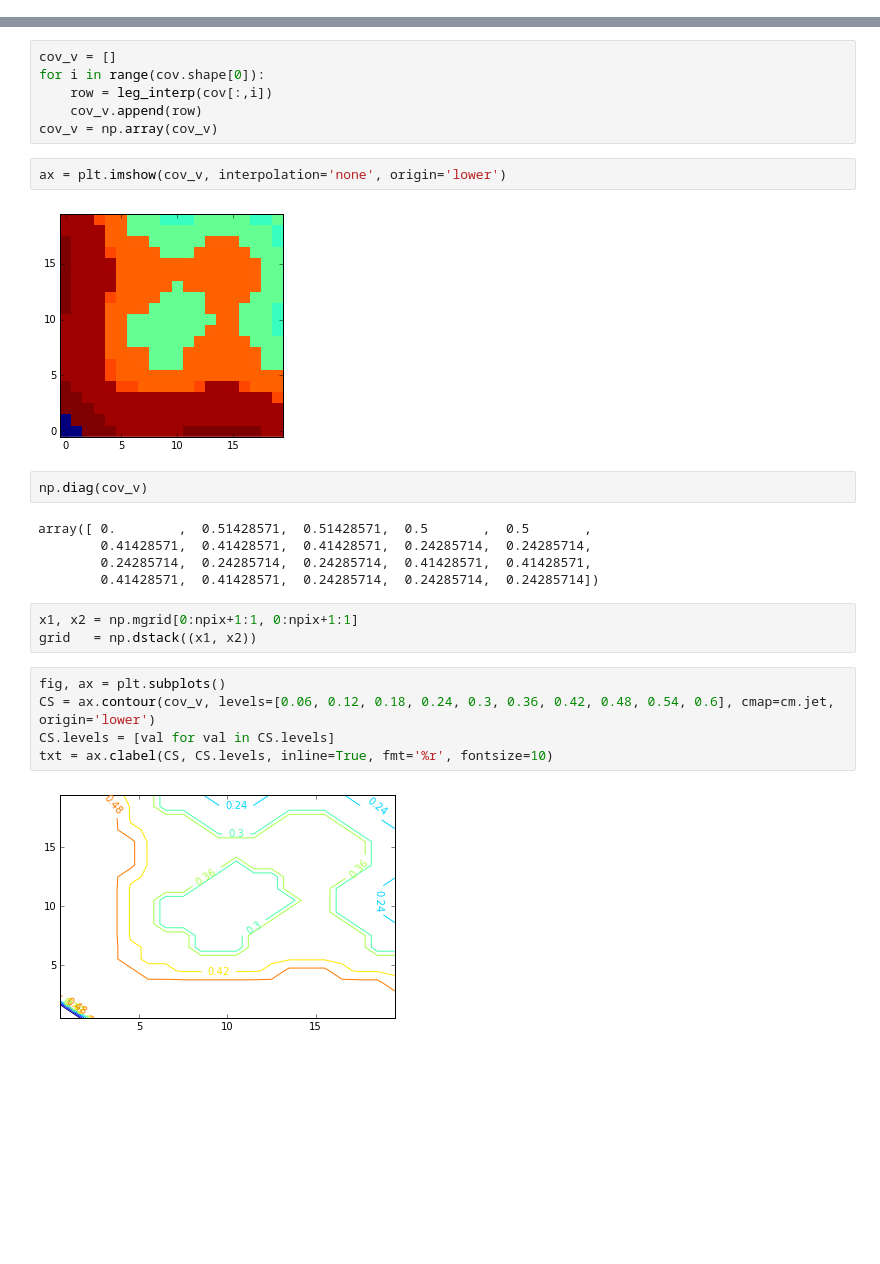
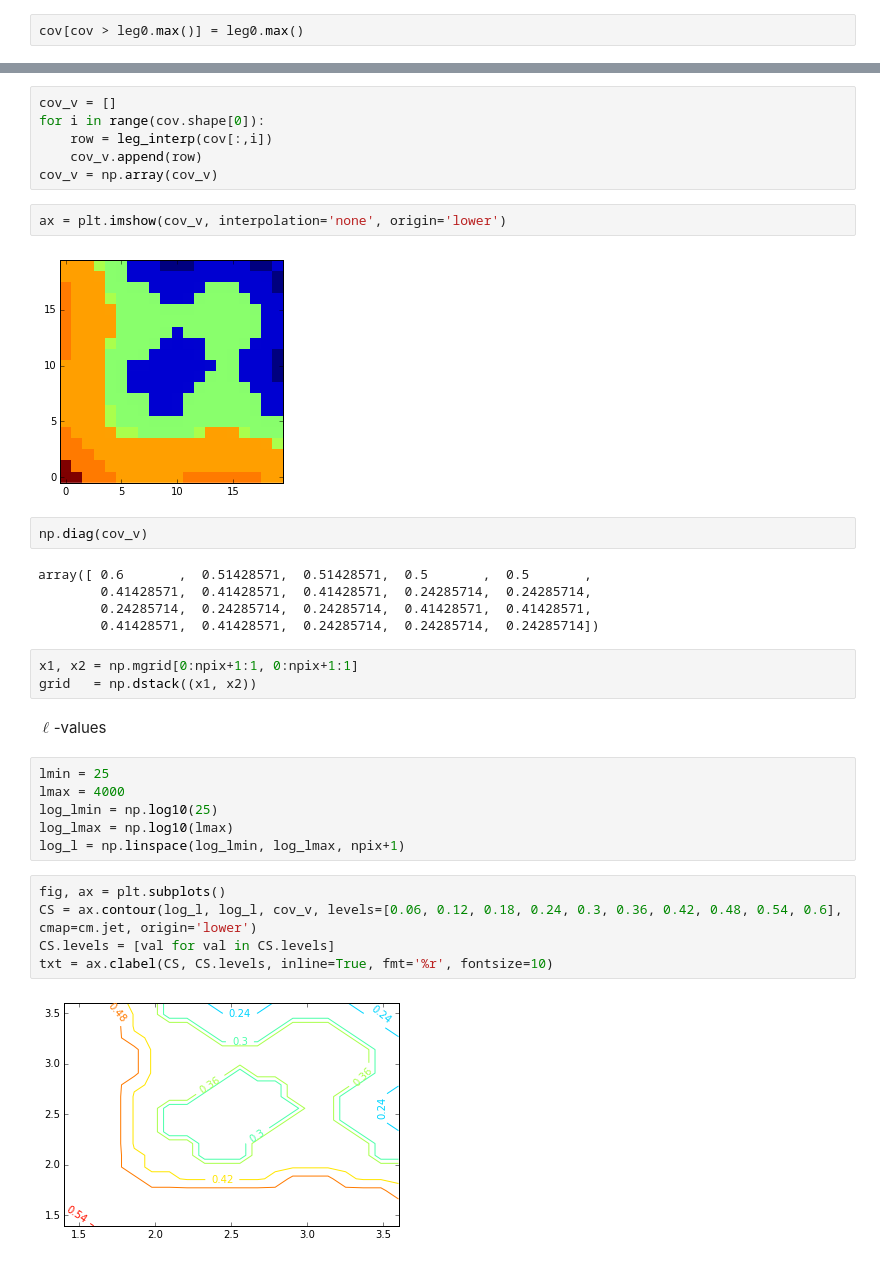
Before and after one commit to emilleishida/CorrMatrix_ABC, a Jupyter notebook: scripts/ABC/WL/Cov_SSC/digitize_Cov_SSC.ipynb, the cells around one changed output, grey strips where cells are left out. Drawn from its saved outputs; the diff is of its cells as text; blank space fills up the shorter version.

```diff
--- a/scripts/ABC/WL/Cov_SSC/digitize_Cov_SSC.ipynb
+++ b/scripts/ABC/WL/Cov_SSC/digitize_Cov_SSC.ipynb
@@ -132,3 +133,5 @@ plt.xlabel('leg')
+# %%
+cov[cov > leg0.max()] = leg0.max()
 # %% [markdown]
 Create matrix with real (covariance) values according
 # %%
@@ -140,21 +143,29 @@ cov_v = np.array(cov_v)
 # %%
 ax = plt.imshow(cov_v, interpolation='none', origin='lower')
 # %% [output]
-[figure, old version]
+[figure, new version]
 # %%
 np.diag(cov_v)
 # %% [output]
-array([ 0.        ,  0.51428571,  0.51428571,  0.5       ,  0.5       ,
+array([ 0.6       ,  0.51428571,  0.51428571,  0.5       ,  0.5       ,
         0.41428571,  0.41428571,  0.41428571,  0.24285714,  0.24285714,
         0.24285714,  0.24285714,  0.24285714,  0.41428571,  0.41428571,
         0.41428571,  0.41428571,  0.24285714,  0.24285714,  0.24285714])
 # %%
 x1, x2 = np.mgrid[0:npix+1:1, 0:npix+1:1]
 grid   = np.dstack((x1, x2))
+# %% [markdown]
+$\ell$-values
+# %%
+lmin = 25
+lmax = 4000
+log_lmin = np.log10(25)
+log_lmax = np.log10(lmax)
+log_l = np.linspace(log_lmin, log_lmax, npix+1)
 # %%
 fig, ax = plt.subplots()
-CS = ax.contour(cov_v, levels=[0.06, 0.12, 0.18, 0.24, 0.3, 0.36, 0.42, 0.48, 0.54, 0.6], cmap=cm.jet, origin='lower')
+CS = ax.contour(log_l, log_l, cov_v, levels=[0.06, 0.12, 0.18, 0.24, 0.3, 0.36, 0.42, 0.48, 0.54, 0.6], cmap=cm.jet, origin='lower')
 CS.levels = [val for val in CS.levels]
 txt = ax.clabel(CS, CS.levels, inline=True, fmt='%r', fontsize=10)
 # %% [output]
-[figure, old version]
+[figure, new version]
```
Also changed, not shown: parts of 4 cells of this notebook, 1 other file.
